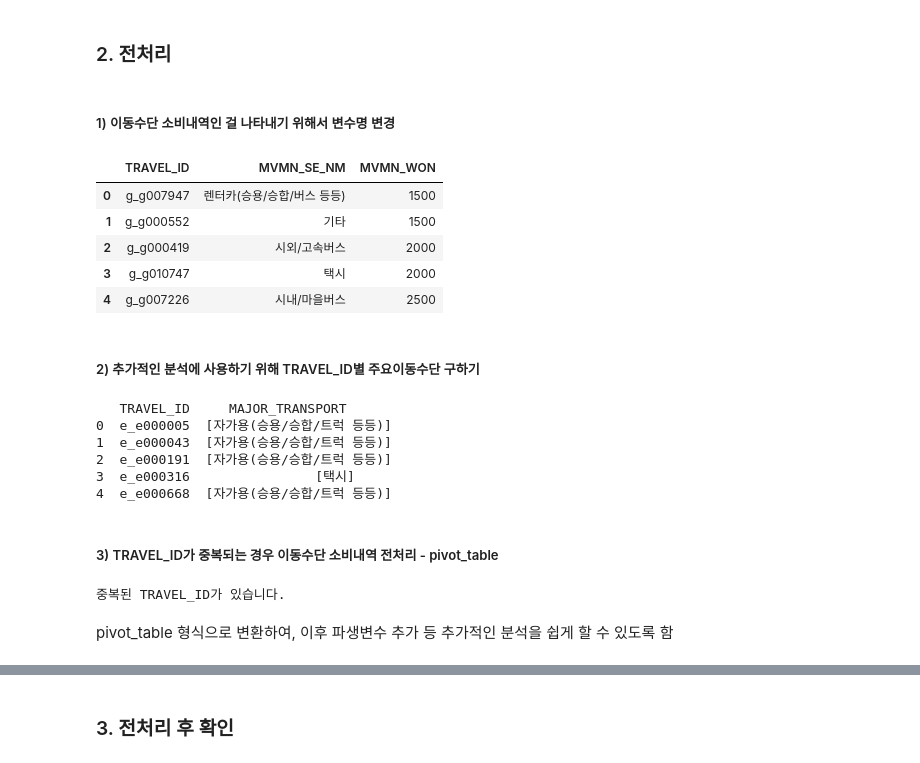
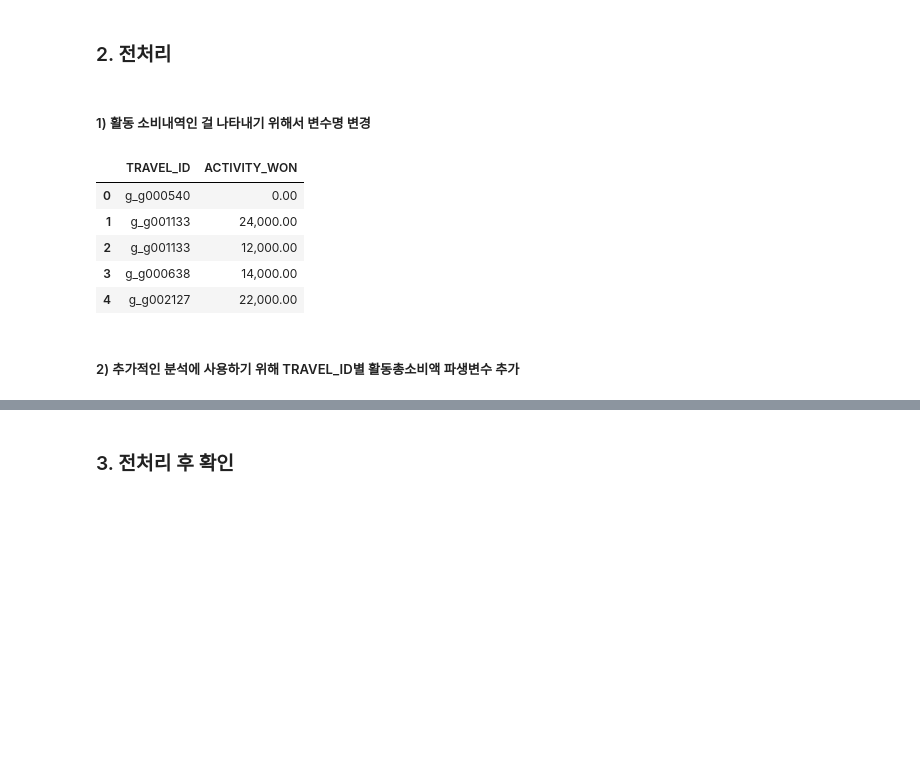
Before and after one commit to bomi03/Bokseol, a Jupyter notebook: data_preprocessing.ipynb, the cells around one changed output, grey strips where cells are left out. Cells and saved outputs as stored; diff of their text form; code cells hidden in the pictures; blank space fills up the shorter version.

Commit message:
활동소비내역 전처리 완료

```diff
--- a/data_preprocessing.ipynb
+++ b/data_preprocessing.ipynb
@@ -48,7 +48,7 @@ raw_travel = pd.read_csv('data/training/여행.csv', encoding='UTF-8')
 raw_mvmn_consume = pd.read_csv('data/training/이동수단소비내역.csv', encoding='UTF-8')
 raw_lodge_consume = pd.read_csv('data/training/숙박소비내역.csv', encoding='UTF-8')
 raw_activity = pd.read_csv('data/training/활동내역.csv', encoding='UTF-8')
-raw_activity_counsume = pd.read_csv('data/training/활동소비내역.csv', encoding='UTF-8')
+raw_activity_consume = pd.read_csv('data/training/활동소비내역.csv', encoding='UTF-8')
 raw_adv_consume = pd.read_csv('data/training/사전소비내역.csv', encoding='UTF-8')
 raw_visit_area = pd.read_csv('data/training/방문지정보.csv', encoding='UTF-8')
 
@@ -59,7 +59,7 @@ travel = raw_travel.copy()
 mvmn_consume = raw_mvmn_consume.copy()
 lodge_consume = raw_lodge_consume.copy()
 activity = raw_activity.copy()
-activity_counsume = raw_activity_counsume.copy()
+activity_consume = raw_activity_consume.copy()
 adv_consume = raw_adv_consume.copy()
 visit_area = raw_visit_area.copy()
 # %% [markdown]
@@ -1471,15 +1471,15 @@ activity_new.head()
 <h3>1. 변수 추출 및 검토</h3>
 # %%
 # 필요한 변수 리스트
-columns_to_keep_activity_counsume = [
+columns_to_keep_activity_consume = [
     'TRAVEL_ID', 'PAYMENT_AMT_WON'
     ]
 
 # activity_counsume에 필요한 변수만 남기고 저장
-activity_counsume = activity_counsume[columns_to_keep_activity_counsume]
+activity_consume = activity_consume[columns_to_keep_activity_consume]
 
 # 결과 확인
-print(activity_counsume.head())
+print(activity_consume.head())
 # %% [output]
    TRAVEL_ID  PAYMENT_AMT_WON
 0  g_g000540             0.00
@@ -1521,0 +1532,7 @@ dtype: int64
+# %%
+# 결측치 제거
+activity_consume.dropna(inplace=True)
+
+# 결측치 제거 확인
+print('활동소비내역.csv의 결측치 : ')
+print(activity_consume.isnull().sum())
@@ -1532,51 +1559,18 @@ activity_counsume.head()
 # %% [markdown]
 <h3>2. 전처리</h3>
 # %% [markdown]
-<h5>1) 이동수단 소비내역인 걸 나타내기 위해서 변수명 변경
+<h5>1) 활동 소비내역인 걸 나타내기 위해서 변수명 변경
 # %%
-mvmn_consume = mvmn_consume.rename(columns = {'PAYMENT_AMT_WON' : 'MVMN_WON'})
+activity_consume = activity_consume.rename(columns = {'PAYMENT_AMT_WON' : 'ACTIVITY_WON'})
 
 # 결과 확인
-mvmn_consume.head()
+activity_consume.head()
 # %% [output]
-|  | TRAVEL_ID | MVMN_SE_NM | MVMN_WON |
-| 0 | g_g007947 | 렌터카(승용/승합/버스 등등) | 1500 |
-| 1 | g_g000552 | 기타 | 1500 |
-| 2 | g_g000419 | 시외/고속버스 | 2000 |
-| 3 | g_g010747 | 택시 | 2000 |
-| 4 | g_g007226 | 시내/마을버스 | 2500 |
+|  | TRAVEL_ID | ACTIVITY_WON |
+| 0 | g_g000540 | 0.00 |
+| 1 | g_g001133 | 24,000.00 |
+| 2 | g_g001133 | 12,000.00 |
+| 3 | g_g000638 | 14,000.00 |
+| 4 | g_g002127 | 22,000.00 |
 # %% [markdown]
-<h5>2) 추가적인 분석에 사용하기 위해 TRAVEL_ID별 주요이동수단 구하기
+<h5>2) 추가적인 분석에 사용하기 위해 TRAVEL_ID별 활동총소비액 파생변수 추가
-# %%
-# TRAVEL_ID별로 이동수단 빈도 계산
-mvmn_consume_count = mvmn_consume.groupby(['TRAVEL_ID', 'MVMN_SE_NM']).size().reset_index(name='COUNT')
-
-# TRAVEL_ID별로 가장 많이 사용된 이동수단 추출
-mvmn_consume_major_transport = mvmn_consume_count.groupby('TRAVEL_ID').apply(
-    lambda x: x[x['COUNT'] == x['COUNT'].max()]['MVMN_SE_NM'].tolist()  # 빈도수가 동일한 이동수단을 리스트로 결합
-).reset_index(name='MAJOR_TRANSPORT')
-
-# 결과 확인
-print(mvmn_consume_major_transport.head())
-# %% [output]
-   TRAVEL_ID     MAJOR_TRANSPORT
-0  e_e000005  [자가용(승용/승합/트럭 등등)]
-1  e_e000043  [자가용(승용/승합/트럭 등등)]
-2  e_e000191  [자가용(승용/승합/트럭 등등)]
-3  e_e000316                [택시]
-4  e_e000668  [자가용(승용/승합/트럭 등등)]
-# %% [markdown]
-<h5>3) TRAVEL_ID가 중복되는 경우 이동수단 소비내역 전처리 - pivot_table
-# %%
-# TRAVEL_ID 중복 여부 확인
-duplicates = mvmn_consume[mvmn_consume.duplicated(subset='TRAVEL_ID', keep=False)]
-
-# 중복된 항목이 있는 경우
-if not duplicates.empty:
-    print("중복된 TRAVEL_ID가 있습니다.")
-else:
-    print("중복된 TRAVEL_ID가 없습니다.")
-# %% [output]
-중복된 TRAVEL_ID가 있습니다.
-# %% [markdown]
-pivot_table 형식으로 변환하여, 이후 파생변수 추가 등 추가적인 분석을 쉽게 할 수 있도록 함
```
Also changed, not shown: parts of 17 cells of this notebook.
